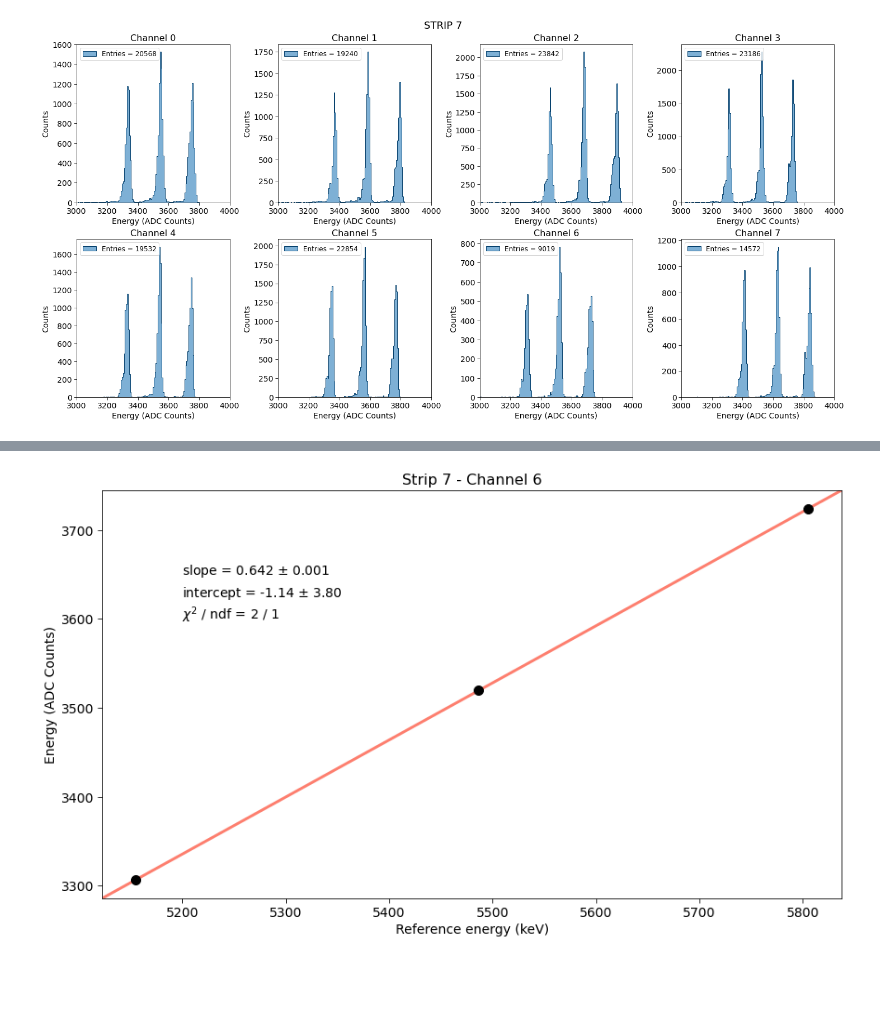
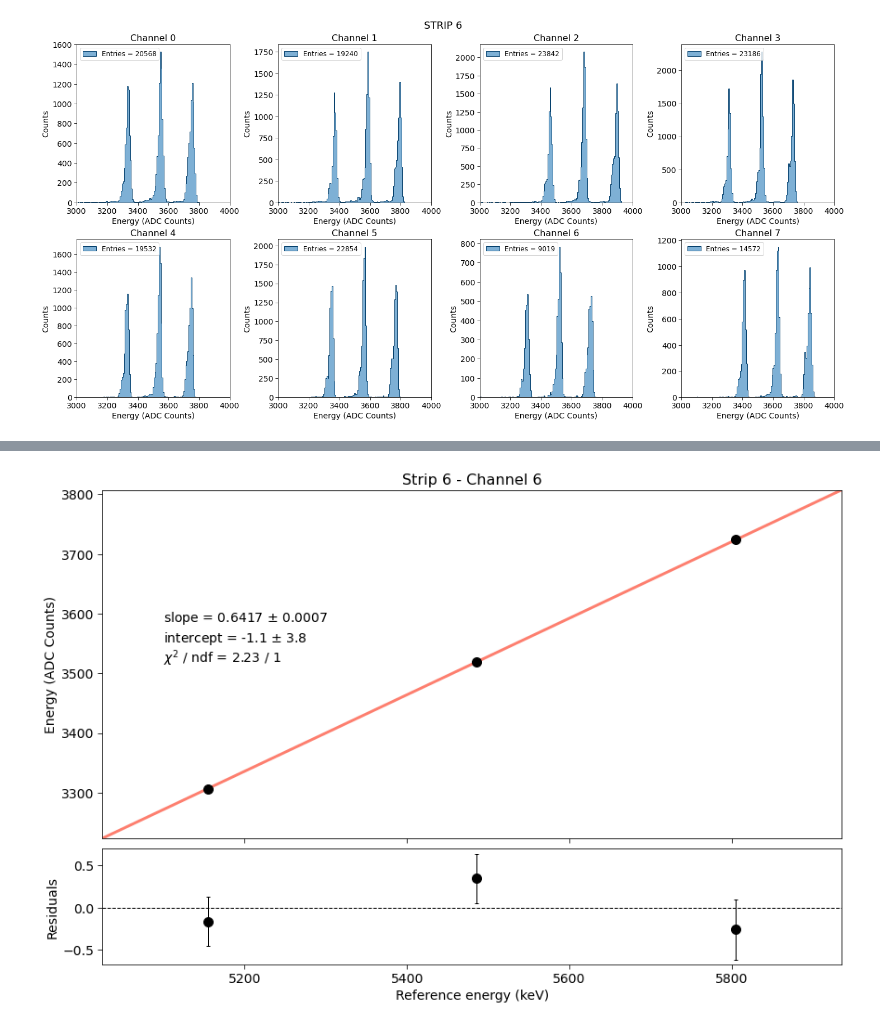
Before and after one commit to niklai99/advanced-laboratory, a Jupyter notebook: calib.ipynb, the cells around one changed output, grey strips where cells are left out. Saved outputs shown, nothing was run; the diff lists cells and outputs as text; code cells hidden in the pictures; blank space fills up the shorter version.

Commit message:
updated good and bad calibration examples

```diff
--- a/calib.ipynb
+++ b/calib.ipynb
@@ -632,6 +670,7 @@ for i, x_peak in enumerate(x[peaks]):
 # %%
 fig = plt.figure(figsize=(12,7), constrained_layout=True)
 
+# plot the histogram
 ax = plot_binned_hist(
     x     = x,
     h     = h,
@@ -642,10 +681,11 @@ ax = plot_binned_hist(
 
 # ax.legend(loc="upper left", fontsize=FONTSIZE-2)
 
+# plot customization
 ax = customize_plot(
     ax       = ax,
     fontsize = FONTSIZE,
-    title    = f"Strip {strip+1} - Channel {channel}",
+    title    = f"Strip {strip} - Channel {channel}",
     ylabel   = "Counts",
     xlabel   = "Energy (ADC Counts)",
     xleft    = emin,
@@ -657,20 +697,27 @@ ax = customize_plot(
 # plot gaussians
 for i, x_peak in enumerate(x[peaks]):
 
+    # compute peak boundaries
     left_base  = x[prop["left_bases"][i]]
     right_base = x[prop["right_bases"][i]]
-    plot_restriction = (continuous_x > x_peak - restrictions[i][0]) & (continuous_x < x_peak + restrictions[i][1])
 
-    ax.plot(continuous_x, gaussian(continuous_x, norms[i], means[i], sigmas[i]), color="#fd7f6f", lw=3)
+    # define a better approximation of the peak boundaries
+    approx_width = (right_base - left_base) / 3
 
+    # plot_restriction = (continuous_x > x_peak - restrictions[i][0]) & (continuous_x < x_peak + restrictions[i][1])
+    plot_restriction = (continuous_x > x_peak - approx_width) & (continuous_x < x_peak + approx_width)
 
+    # plot the gaussian
+    ax.plot(continuous_x[plot_restriction], gaussian(continuous_x[plot_restriction], norms[i], means[i], sigmas[i]), color="#fd7f6f", lw=3)
+
+    # plot the fit parameters
     ax.text(x_peak - 50, prop["prominences"][i] + 100, f"N = {norms[i]:.2f} $\pm$ {err_norms[i]:.2f}",          transform=ax.transData, fontsize = FONTSIZE)
     ax.text(x_peak - 50, prop["prominences"][i] + 70,  f"$\mu$ = {means[i]:.3f} $\pm$ {err_means[i]:.3f}",      transform=ax.transData, fontsize = FONTSIZE)
     ax.text(x_peak - 50, prop["prominences"][i] + 40,  f"$\sigma$ = {sigmas[i]:.3f} $\pm$ {err_sigmas[i]:.3f}", transform=ax.transData, fontsize = FONTSIZE)
 
 
 if SAVE_FIG:
-    fig.savefig(f"{CALIB_PLOT_PATH}/e-strip{strip+1}channel{channel}.png", dpi=300, facecolor="white")
+    fig.savefig(f"{CALIB_PLOT_PATH}/e-strip{strip}channel{channel}.pdf", dpi=300, facecolor="white")
 
 plt.show()
 # %% [output]
@@ -684,57 +748,73 @@ allungare right fit dell'ultimo picco
 # %%
-true_means = np.sort([E_AM, E_CM, E_PU])
-true_means_continuous = np.linspace(5*1e3, 6*1e3, 1000)
+fig = plt.figure(figsize=(12,8), constrained_layout=True)
 
-plin, clin = scipy.optimize.curve_fit(f=linear, xdata=true_means, ydata=means, sigma=err_means, absolute_sigma=True)
+gs  = fig.add_gridspec(2, 1, height_ratios=[3, 1])
+ax1 = fig.add_subplot(gs[0])
+ax2 = fig.add_subplot(gs[1], sharex = ax1)
 
-plin_err = []
-for j in range(len(plin)):
-    try:
-        plin_err.append(np.absolute(clin[j][j])**0.5)
-    except Exception:
-        plin_err.append( 0.00 )
-
-res   = means - linear(true_means, *plin)
-chisq = np.sum((res / err_means)**2)
-
-fig = plt.figure(figsize=(12,7), constrained_layout=True)
-
-ax = fig.add_subplot(111)
-
-ax.errorbar(
+# plot data points: gaussian mean vs true energy
+ax1.errorbar(
     x          = true_means,
     y          = means,
     yerr       = err_means,
     linewidth  = 0,
     marker     = '.',
     markersize = 20,
     elinewidth = 1,
     capsize    = 2,
     color      = "black"
 )
 
-ax = customize_plot(
-    ax       = ax,
+# # plot customization
+ax1 = customize_plot(
+    ax       = ax1,
     fontsize = FONTSIZE,
-    title    = f"Strip {strip+1} - Channel {channel}",
+    title    = f"Strip {strip} - Channel {channel}",
     ylabel   = "Energy (ADC Counts)",
-    xlabel   = "Reference energy (keV)",
-    # xleft    = emin,
-    # xright   = emax,
-    # ydown    = 0,
-    # yup      = 650
+    xlabel   = None,
+    xleft    = true_means.min() - (true_means.max()-true_means.min())*0.2,
+    xright   = true_means.max() + (true_means.max()-true_means.min())*0.2,
+    ydown    = means.min() - (means.max()-means.min())*0.2,
+    yup      = means.max() + (means.max()-means.min())*0.2,
 )
 
-ax.plot(true_means_continuous, plin[0]+plin[1]*true_means_continuous, color="#fd7f6f", lw=3)
+# plot the fit
+ax1.plot(true_means_continuous, linear(true_means_continuous, *plin), color="#fd7f6f", lw=3)
+
+# plot the fit parameters
+ax1.text(0.1, 0.85, f"slope = {plin[1]:.4f} $\pm$ {plin_err[1]:.4f}",     transform=ax.transAxes, fontsize = FONTSIZE)
+ax1.text(0.1, 0.80, f"intercept = {plin[0]:.1f} $\pm$ {plin_err[0]:.1f}", transform=ax.transAxes, fontsize = FONTSIZE)
+ax1.text(0.1, 0.75, f"$\chi^2$ / ndf = {chisq:.2f} / 1",                  transform=ax.transAxes, fontsize = FONTSIZE)
+
+ax1.tick_params(labelbottom=False)
 
 
-ax.text(5.2*1e3, 3650, f"slope = {plin[1]:.3f} $\pm$ {plin_err[1]:.3f}", transform=ax.transData, fontsize = FONTSIZE)
-ax.text(5.2*1e3, 3625, f"intercept = {plin[0]:.2f} $\pm$ {plin_err[0]:.2f}", transform=ax.transData, fontsize = FONTSIZE)
-ax.text(5.2*1e3, 3600, f"$\chi^2$ / ndf = {chisq:.0f} / 1", transform=ax.transData, fontsize = FONTSIZE)
+ax2.errorbar(
+    x          = true_means,
+    y          = res,
+    yerr       = err_means,
+    linewidth  = 0,
+    marker     = '.',
+    markersize = 20,
+    elinewidth = 1,
+    capsize    = 2,
+    color      = "black"
+)
 
+ax2 = customize_plot(
+    ax       = ax2,
+    fontsize = FONTSIZE,
+    title    = None,
+    ylabel   = "Residuals",
+    xlabel   = "Reference energy (keV)",
+)
+
+ax2.axhline(color="black", linewidth=1, linestyle="dashed")
+
+# fig.tight_layout()
 if SAVE_FIG:
-    fig.savefig(f"{CALIB_PLOT_PATH}/calib-strip{strip+1}channel{channel}.png", dpi=300, facecolor="white")
+    fig.savefig(f"{CALIB_PLOT_PATH}/calib-strip{strip}channel{channel}.pdf", dpi=300, facecolor="white")
 
 plt.show()
 # %% [output]
-[figure, old version]
+[figure, new version]
```
Also changed, not shown: parts of 34 cells of this notebook, 20 other files.
